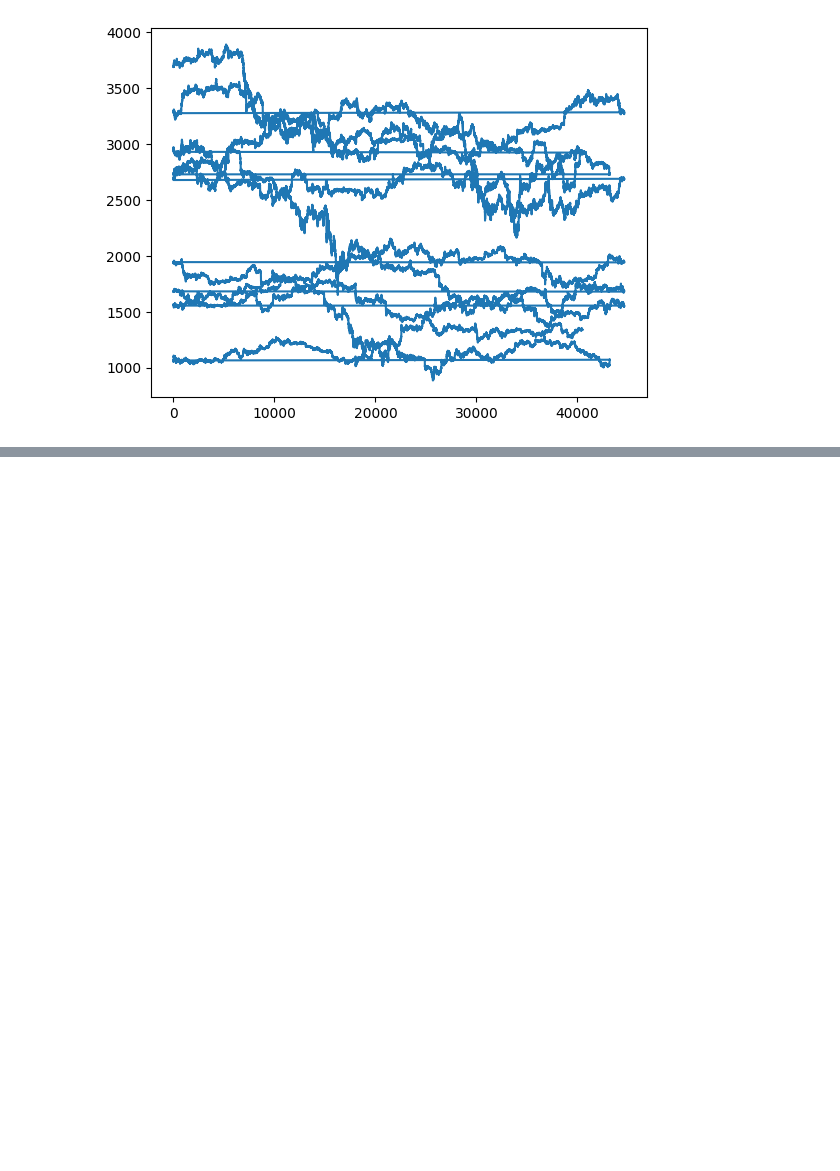
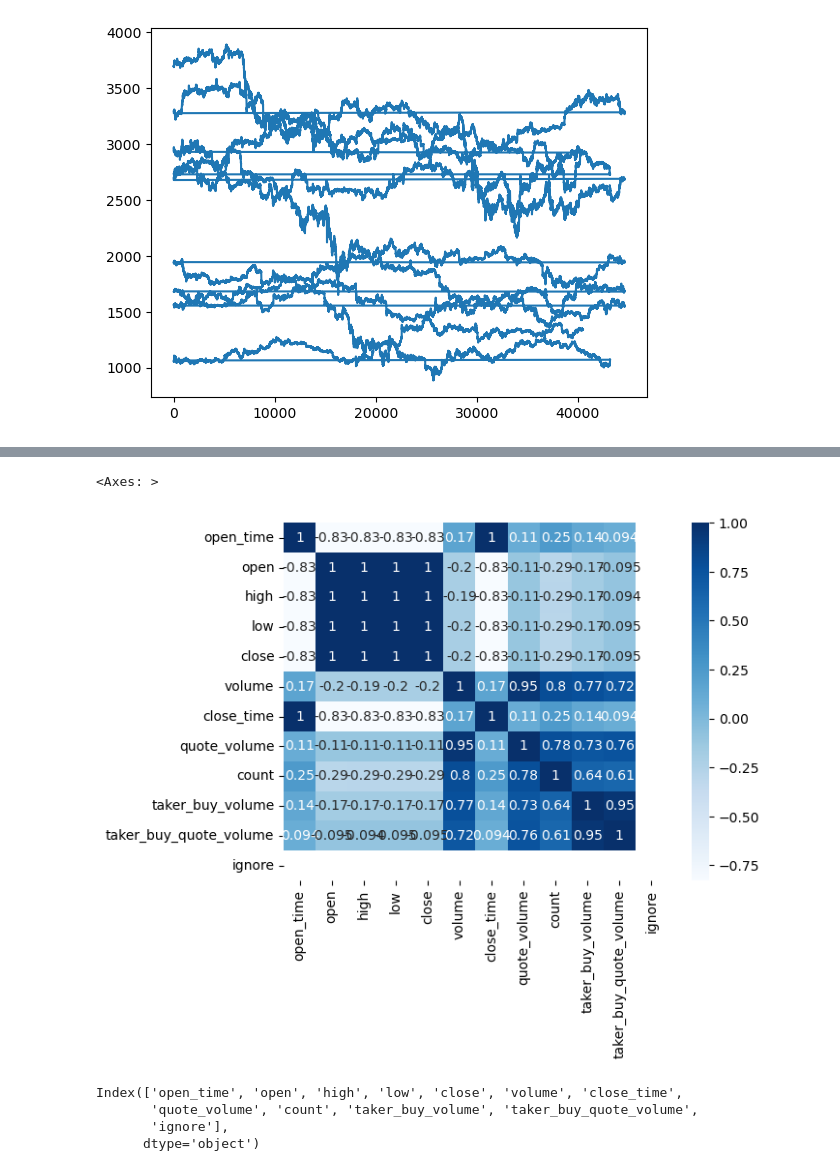
Before and after one commit to sehyunsix/Auto-trading, a Jupyter notebook: Crypto.ipynb, the cells around one changed output, grey strips where cells are left out. Saved outputs shown, nothing was run; the diff lists cells and outputs as text; code cells hidden in the pictures; blank space fills up the shorter version.

```diff
--- a/Crypto.ipynb
+++ b/Crypto.ipynb
@@ -248,0 +137,12 @@ Epoch 100/100
+# %%
+sns.heatmap(ETH.corr(), annot=True, cmap='Blues')
+# %% [output]
+<Axes: >
+[figure, added]
+# %%
+BTC.columns
+# %% [output]
+Index(['open_time', 'open', 'high', 'low', 'close', 'volume', 'close_time',
+       'quote_volume', 'count', 'taker_buy_volume', 'taker_buy_quote_volume',
+       'ignore'],
+      dtype='object')
```
Also changed, not shown: parts of 39 cells of this notebook, 13 other files.
